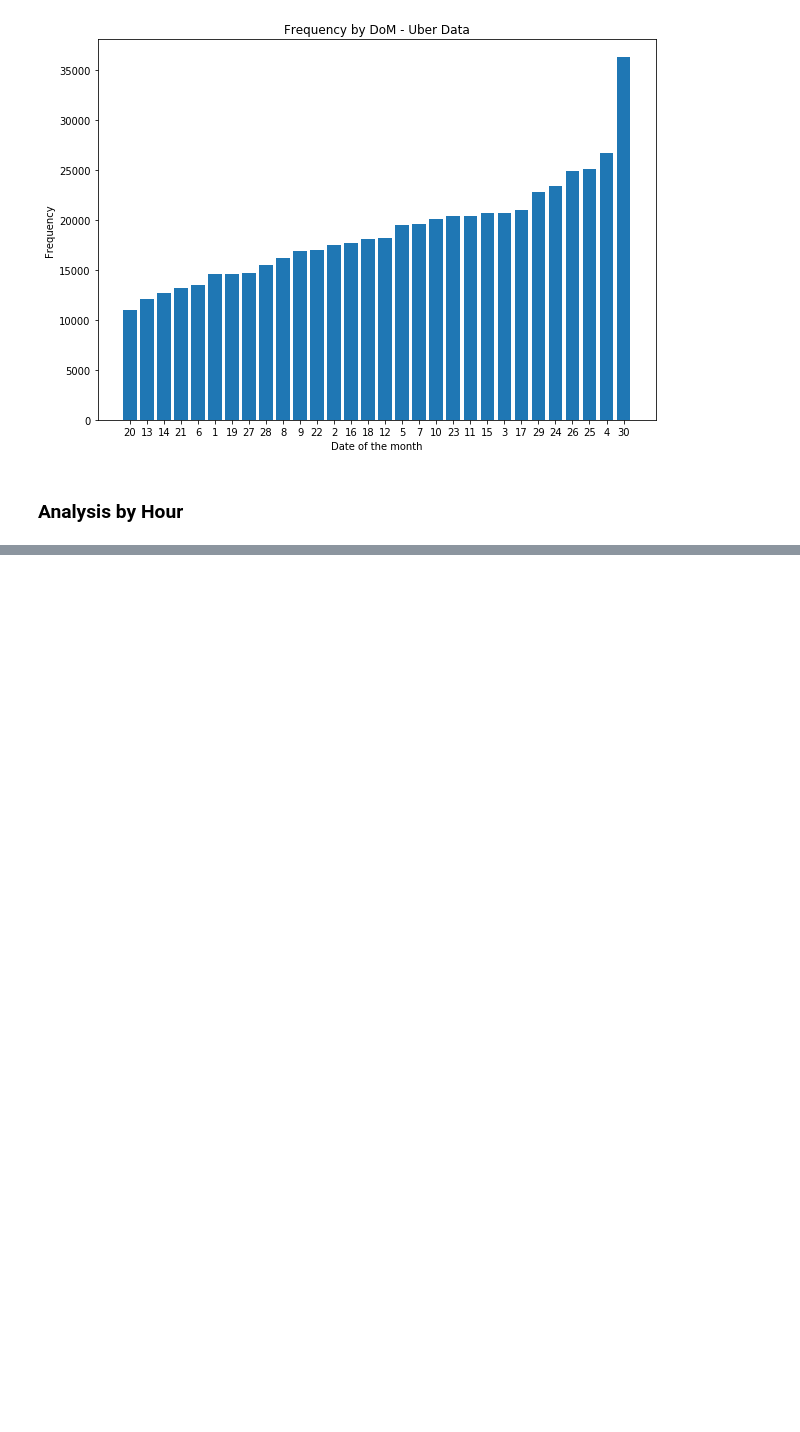
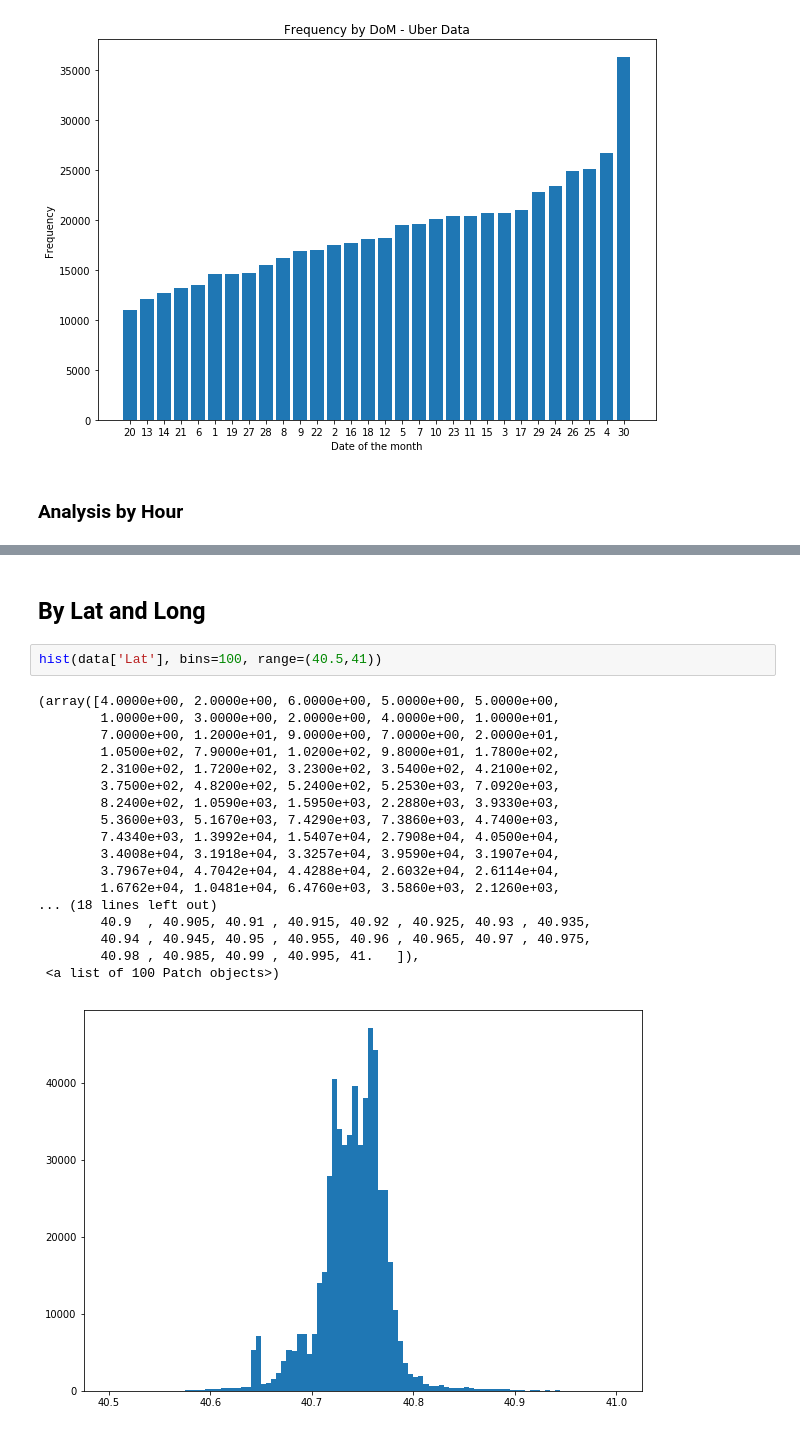
Before and after one commit to monica2702/Uber_DataAnalytics, a Jupyter notebook: Uber_DataAnalytics.ipynb, the cells around one changed output, grey strips where cells are left out. Cells and saved outputs as stored; diff of their text form; blank space fills up the shorter version.

```diff
--- a/Uber_DataAnalytics.ipynb
+++ b/Uber_DataAnalytics.ipynb
@@ -300,0 +351,23 @@ hist(data.hour)
+# %% [markdown]
+## By Lat and Long
+# %%
+hist(data['Lat'], bins=100, range=(40.5,41))
+# %% [output]
+(array([4.0000e+00, 2.0000e+00, 6.0000e+00, 5.0000e+00, 5.0000e+00,
+        1.0000e+00, 3.0000e+00, 2.0000e+00, 4.0000e+00, 1.0000e+01,
+        7.0000e+00, 1.2000e+01, 9.0000e+00, 7.0000e+00, 2.0000e+01,
+        1.0500e+02, 7.9000e+01, 1.0200e+02, 9.8000e+01, 1.7800e+02,
+        2.3100e+02, 1.7200e+02, 3.2300e+02, 3.5400e+02, 4.2100e+02,
+        3.7500e+02, 4.8200e+02, 5.2400e+02, 5.2530e+03, 7.0920e+03,
+        8.2400e+02, 1.0590e+03, 1.5950e+03, 2.2880e+03, 3.9330e+03,
+        5.3600e+03, 5.1670e+03, 7.4290e+03, 7.3860e+03, 4.7400e+03,
+        7.4340e+03, 1.3992e+04, 1.5407e+04, 2.7908e+04, 4.0500e+04,
+        3.4008e+04, 3.1918e+04, 3.3257e+04, 3.9590e+04, 3.1907e+04,
+        3.7967e+04, 4.7042e+04, 4.4288e+04, 2.6032e+04, 2.6114e+04,
+        1.6762e+04, 1.0481e+04, 6.4760e+03, 3.5860e+03, 2.1260e+03,
+... (18 lines left out)
+        40.9  , 40.905, 40.91 , 40.915, 40.92 , 40.925, 40.93 , 40.935,
+        40.94 , 40.945, 40.95 , 40.955, 40.96 , 40.965, 40.97 , 40.975,
+        40.98 , 40.985, 40.99 , 40.995, 41.   ]),
+ <a list of 100 Patch objects>)
+[figure, added]
```
Also changed, not shown: parts of 15 cells of this notebook.
